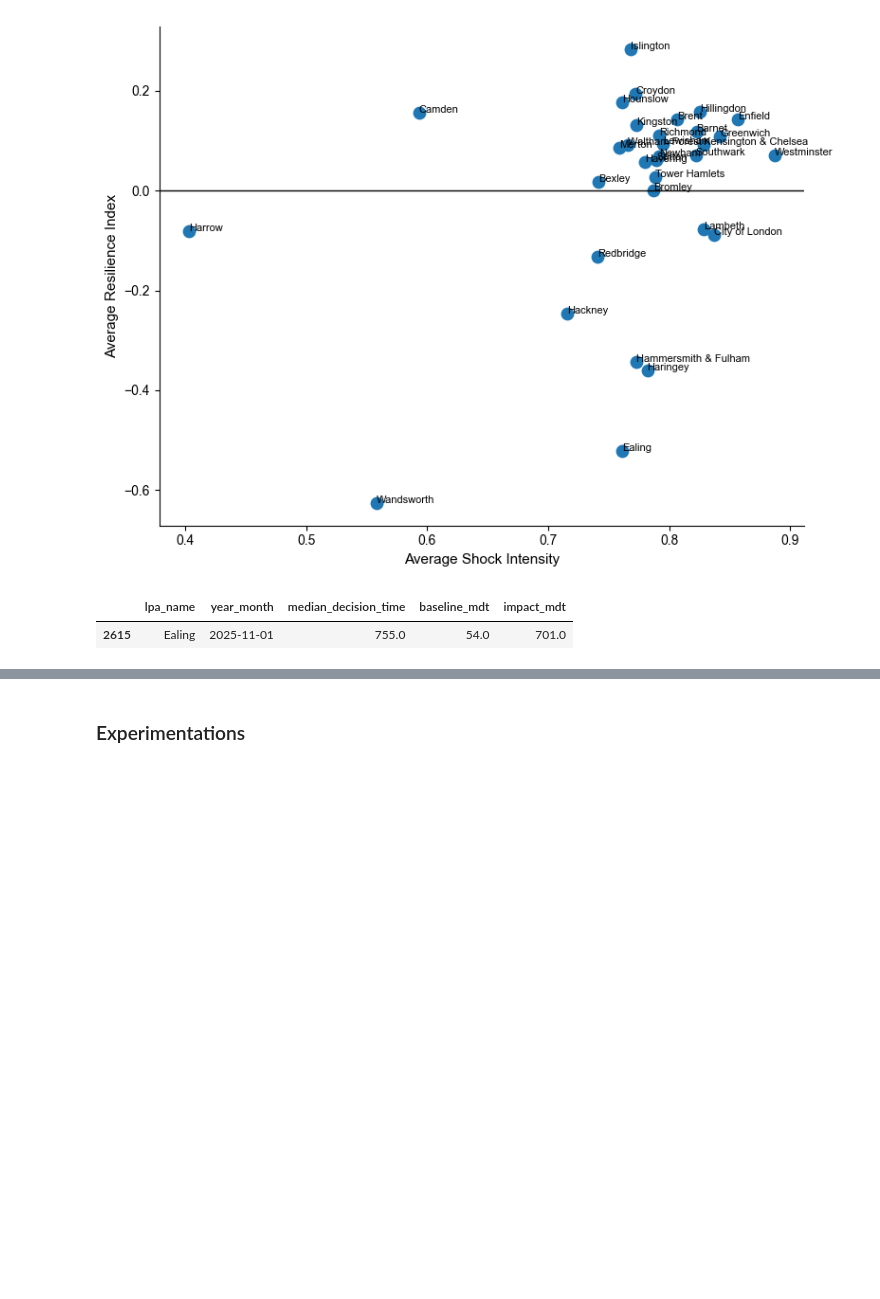
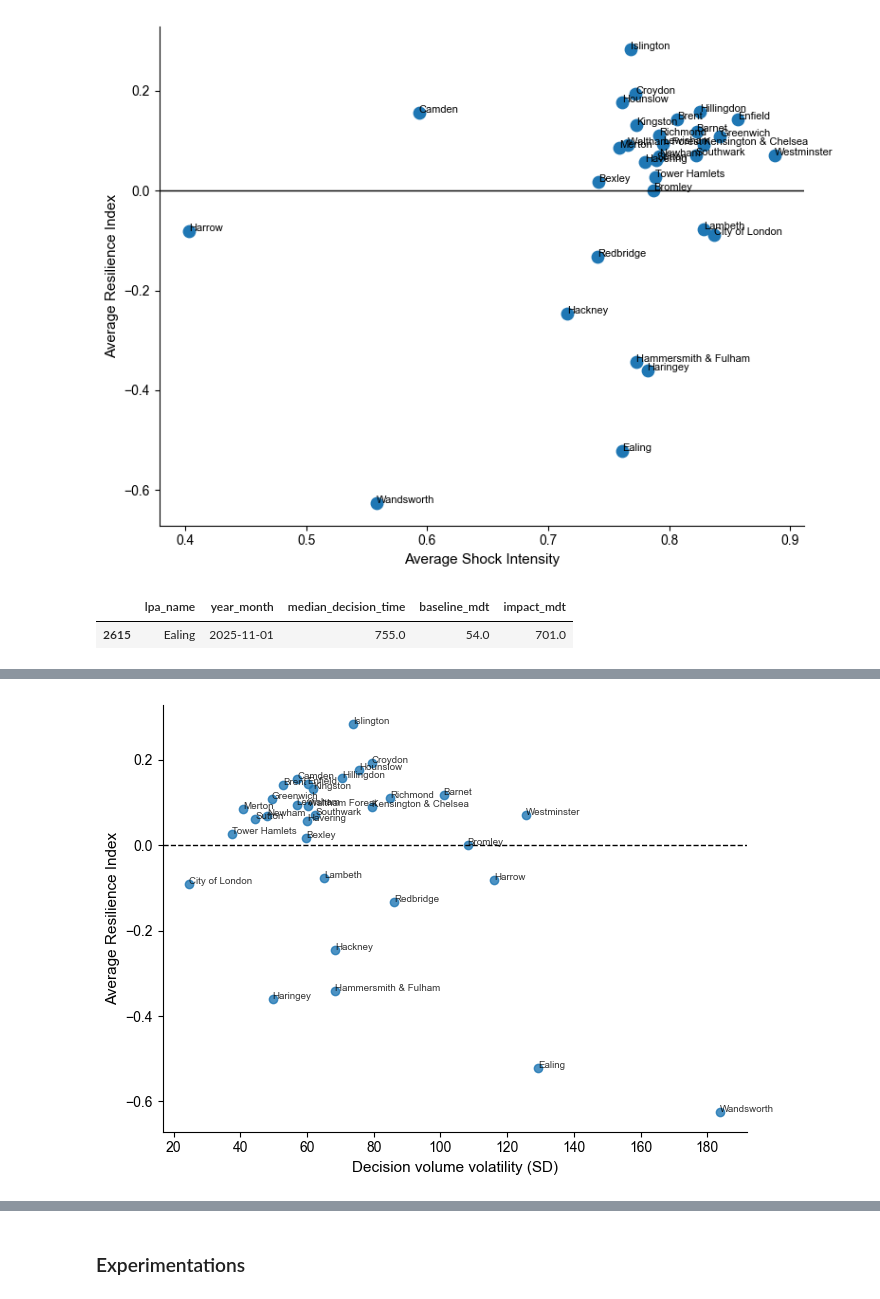
Before and after one commit to joseantuneshd/planning-resilience-london, a Jupyter notebook: notebooks/03_descriptive_analysis.ipynb, the cells around one changed output, grey strips where cells are left out. Drawn from its saved outputs; the diff is of its cells as text; code cells hidden in the pictures; blank space fills up the shorter version.

```diff
--- a/notebooks/03_descriptive_analysis.ipynb
+++ b/notebooks/03_descriptive_analysis.ipynb
@@ -988,0 +1317,29 @@ df[df["impact_mdt"] > 500][[
+# %%
+ri_df = df.dropna(subset=["resilience_index"]).copy()
+
+# Build one row per borough
+borough_expl = (
+    ri_df.groupby("lpa_name")
+         .agg(
+             mean_ri=("resilience_index", "mean"),
+             median_ri=("resilience_index", "median"),
+             shock_frequency=("shock_month", "mean"),
+             mean_decision_volume=("decision_volume", "mean"),
+             sd_decision_volume=("decision_volume", "std"),
+             cv_decision_volume=("decision_volume", lambda x: x.std() / x.mean() if x.mean() != 0 else np.nan),
+             baseline_mdt=("baseline_mdt", "first"),
+             baseline_ar=("baseline_ar", "first"),
+             mean_shock_intensity=("shock_intensity", "mean"),
+             mean_mdt=("median_decision_time", "mean"),
+             mean_ar=("approval_rate", "mean")
+         )
+         .reset_index()
+)
+
+# Make shock frequency easier to read
+borough_expl["shock_frequency_pct"] = borough_expl["shock_frequency"] * 100
+
+# Sort by resilience
+borough_expl = borough_expl.sort_values("mean_ri", ascending=False).reset_index(drop=True)
+
+borough_expl.head(10)
@@ -988,0 +1560,12 @@ df[df["impact_mdt"] > 500][[
+# %%
+labelled_scatter(
+    borough_expl,
+    x="sd_decision_volume",
+    y="mean_ri",
+    xlabel="Decision volume volatility (SD)",
+    ylabel="Average Resilience Index",
+    title=None,
+    annotate=True
+)
+# %% [output]
+[figure, added]
```
Also changed, not shown: parts of 31 cells of this notebook.
